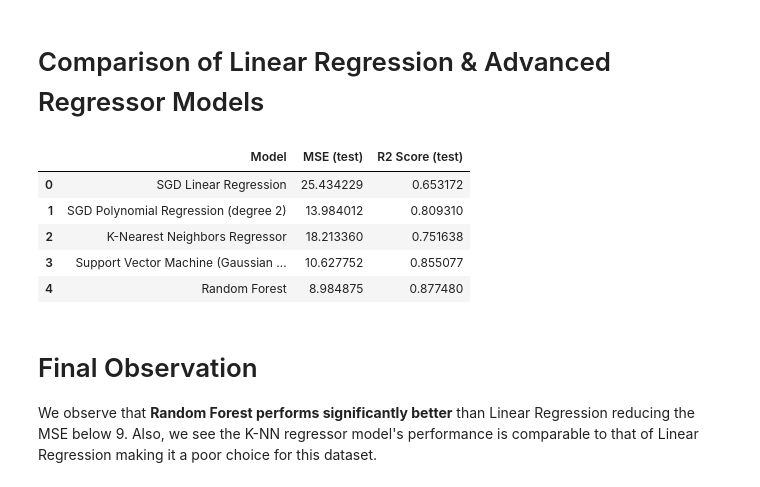
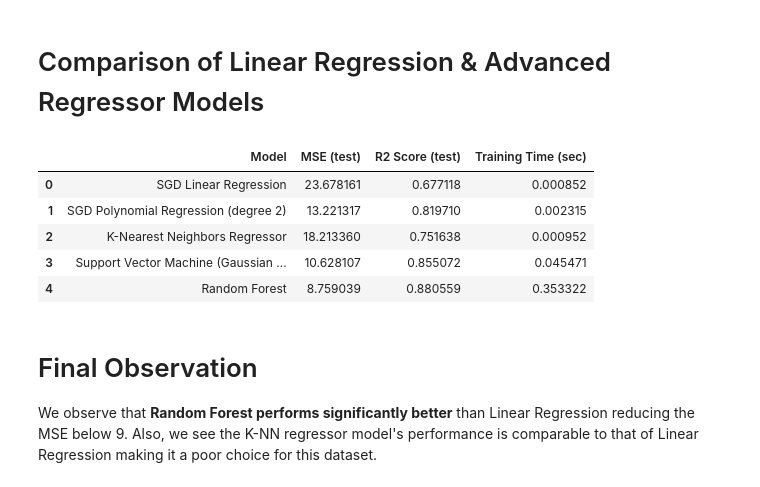
Before and after one commit to rhasanbd/Linear-Regression-Extensive-Adventure, a Jupyter notebook: Linear Regression-4-Gradient Descent.ipynb, the cells around one changed output. Cells and saved outputs as stored; diff of their text form; code cells hidden in the pictures.

```diff
--- a/Linear Regression-4-Gradient Descent.ipynb
+++ b/Linear Regression-4-Gradient Descent.ipynb
@@ -818,9 +1009,19 @@ Test: Coefficient of determination r^2 variance score [1 is perfect prediction]:
 # %%
 from sklearn.svm import SVR
 
+# Start timing
+start_time = time.time()
 
 svm = SVR(kernel='rbf', C=1000.0, gamma=0.01)
 svm.fit(X_train, y_train)
+
+# Stop timing
+end_time = time.time()
+
+# Calculate elapsed time
+elapsed_time_svm = end_time - start_time
+# Print elapsed time
+print("\nSVM Training Time: {:.10f} seconds".format(elapsed_time_svm))
 
 
 print("\n----------------------------- Model Evaluation -----------------------------")
@@ -829,7 +1030,7 @@ print("\n----------------------------- Model Evaluation ------------------------
 y_train_predicted_svm = svm.predict(X_train)
 
 
-print("Train: Mean squared error: %.2f"
+print("\nTrain: Mean squared error: %.2f"
       % mean_squared_error(y_train, y_train_predicted_svm))
 
 
@@ -847,7 +1048,7 @@ print("\nTest: Mean squared error: %.2f"
 
 
 
-# Explained variance score: 1 is perfect prediction
+# Explained variance score: 1 is the perfect prediction
 
 test_r2_svm = r2_score(y_test, y_test_predicted_svm)
 print("Test: Coefficient of determination r^2 variance score [1 is perfect prediction]: %.2f"
@@ -892,11 +1096,22 @@ Label Array (y) Type:  float64
 from sklearn.ensemble import RandomForestRegressor
 
 
-rnd_forest_reg = RandomForestRegressor(n_estimators=500, criterion="mse", max_features="auto",
+rnd_forest_reg = RandomForestRegressor(n_estimators=500, criterion="squared_error", max_features=1.0,
                                        verbose=1, max_depth=8,
                                        oob_score=True, n_jobs=-1)
 
+# Start timing
+start_time = time.time()
+
 rnd_forest_reg.fit(X_train, y_train)
+
+# Stop timing
+end_time = time.time()
+
+# Calculate elapsed time
+elapsed_time_RForest = end_time - start_time
+# Print elapsed time
+print("\nRandom Forest Training Time: {:.10f} seconds".format(elapsed_time_RForest))
 
 
 # Make prediction
@@ -905,7 +1120,7 @@ y_train_predicted_rnd_forest = rnd_forest_reg.predict(X_train)
 
 train_mse_rnd_forest = mean_squared_error(y_train, y_train_predicted_rnd_forest)
 
-print("Train: Mean squared error: %.2f"
+print("\nTrain: Mean squared error: %.2f"
       % train_mse_rnd_forest)
 
 
@@ -925,7 +1140,7 @@ print("Test: Mean squared error: %.2f"
       % test_mse_rnd_forest)
 
 
-# Explained variance score: 1 is perfect prediction
+# Explained variance score: 1 is the perfect prediction
 
 test_r2_rnd_forest = r2_score(y_test, y_test_predicted_rnd_forest)
 
@@ -958,22 +1175,22 @@ Test: Coefficient of determination r^2 variance score [1 is perfect prediction]:
 # Comparison of Linear Regression & Advanced Regressor Models
 # %%
 data = [
-        ["SGD Linear Regression", test_mse_linear, test_r2_linear],
-        ["SGD Polynomial Regression (degree 2)", test_mse_polynomial, test_r2_polynomial],
-        ["K-Nearest Neighbors Regressor", test_mse_knn, test_r2_knn],
-        ["Support Vector Machine (Gaussian RBF)", test_mse_svm, test_r2_svm],
-        ["Random Forest", test_mse_rnd_forest, test_r2_rnd_forest]
+        ["SGD Linear Regression", test_mse_linear, test_r2_linear, elapsed_time_sgd],
+        ["SGD Polynomial Regression (degree 2)", test_mse_polynomial, test_r2_polynomial, elapsed_time_sgd_poly],
+        ["K-Nearest Neighbors Regressor", test_mse_knn, test_r2_knn, elapsed_time_kNN],
+        ["Support Vector Machine (Gaussian RBF)", test_mse_svm, test_r2_svm, elapsed_time_svm],
+        ["Random Forest", test_mse_rnd_forest, test_r2_rnd_forest, elapsed_time_RForest]
        ]
 
 
-pd.DataFrame(data, columns=["Model", "MSE (test)", "R2 Score (test)"])
+pd.DataFrame(data, columns=["Model", "MSE (test)", "R2 Score (test)", "Training Time (sec)"])
 # %% [output]
-|  | Model | MSE (test) | R2 Score (test) |
-| 0 | SGD Linear Regression | 25.434229 | 0.653172 |
-| 1 | SGD Polynomial Regression (degree 2) | 13.984012 | 0.809310 |
-| 2 | K-Nearest Neighbors Regressor | 18.213360 | 0.751638 |
-| 3 | Support Vector Machine (Gaussian ... | 10.627752 | 0.855077 |
-| 4 | Random Forest | 8.984875 | 0.877480 |
+|  | Model | MSE (test) | R2 Score (test) | Training Time (sec) |
+| 0 | SGD Linear Regression | 23.678161 | 0.677118 | 0.000852 |
+| 1 | SGD Polynomial Regression (degree 2) | 13.221317 | 0.819710 | 0.002315 |
+| 2 | K-Nearest Neighbors Regressor | 18.213360 | 0.751638 | 0.000952 |
+| 3 | Support Vector Machine (Gaussian ... | 10.628107 | 0.855072 | 0.045471 |
+| 4 | Random Forest | 8.759039 | 0.880559 | 0.353322 |
 # %% [markdown]
 # Final Observation
 
```
Also changed, not shown: parts of 32 cells of this notebook.
